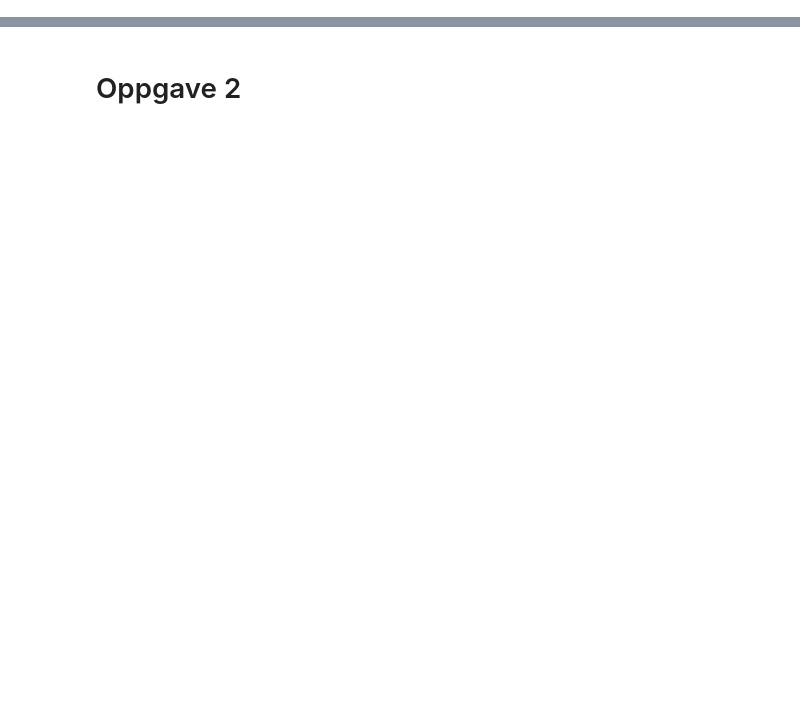
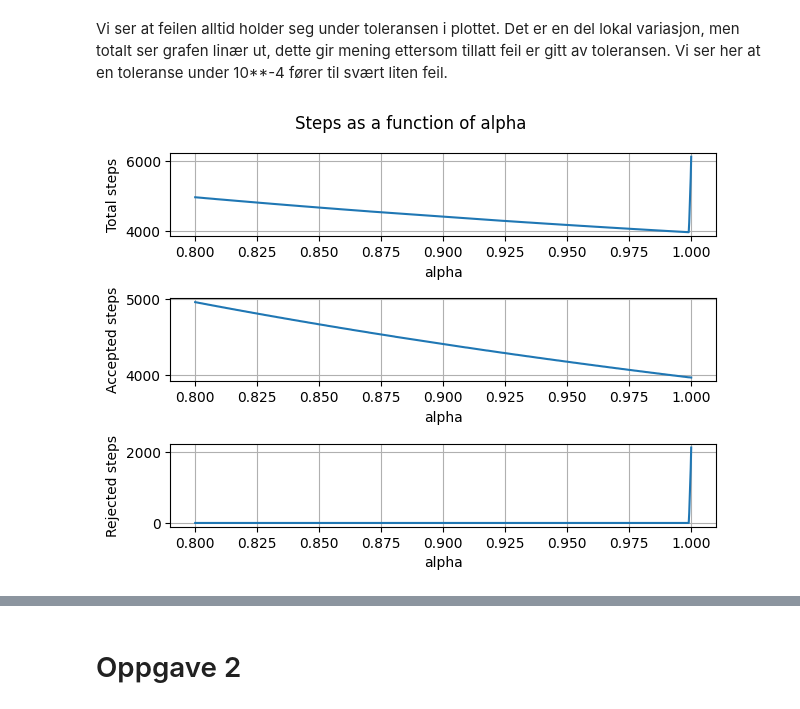
Before and after one commit to KristofferEide06/usadel-bvp-solvers, a Jupyter notebook: assignments/project3.ipynb, the cells around one changed output, grey strips where cells are left out. Drawn from its saved outputs; the diff is of its cells as text; code cells hidden in the pictures; blank space fills up the shorter version.

```diff
--- a/assignments/project3.ipynb
+++ b/assignments/project3.ipynb
@@ -0,0 +189,25 @@
+# %% [markdown]
+Vi ser at feilen alltid holder seg under toleransen i plottet. Det er en del lokal variasjon, men totalt ser grafen linær ut, dette gir mening ettersom tillatt feil er gitt av toleransen. Vi ser her at en toleranse under 10**-4 fører til svært liten feil.
+# %%
+
+
+alpha_array = np.linspace(0.8,1,1000)
+accepted_list = List()
+rejected_list = List()
+for alpha in alpha_array:
+    params["alpha"] = alpha
+    _,_,_,_,accepted,rejected = IVP_solver_1(params)
+    accepted_list.append(accepted)
+    rejected_list.append(rejected)
+accepted_array= np.array(accepted_list)
+rejected_array = np.array(rejected_list)
+step_array = accepted_array + rejected_array
+
+fig, ax = plt.subplots(3,1)
+plot_solution(ax=ax[0], X=alpha_array, Y = step_array, xlabel="alpha", ylabel="Total steps")
+plot_solution(ax=ax[1], X=alpha_array, Y = accepted_array, xlabel="alpha", ylabel="Accepted steps")
+plot_solution(ax=ax[2], X=alpha_array, Y = rejected_array, xlabel="alpha", ylabel="Rejected steps")
+fig.suptitle("Steps as a function of alpha")
+fig.tight_layout()
+# %% [output]
+[figure, added]
```
Also changed, not shown: parts of 40 cells of this notebook.
